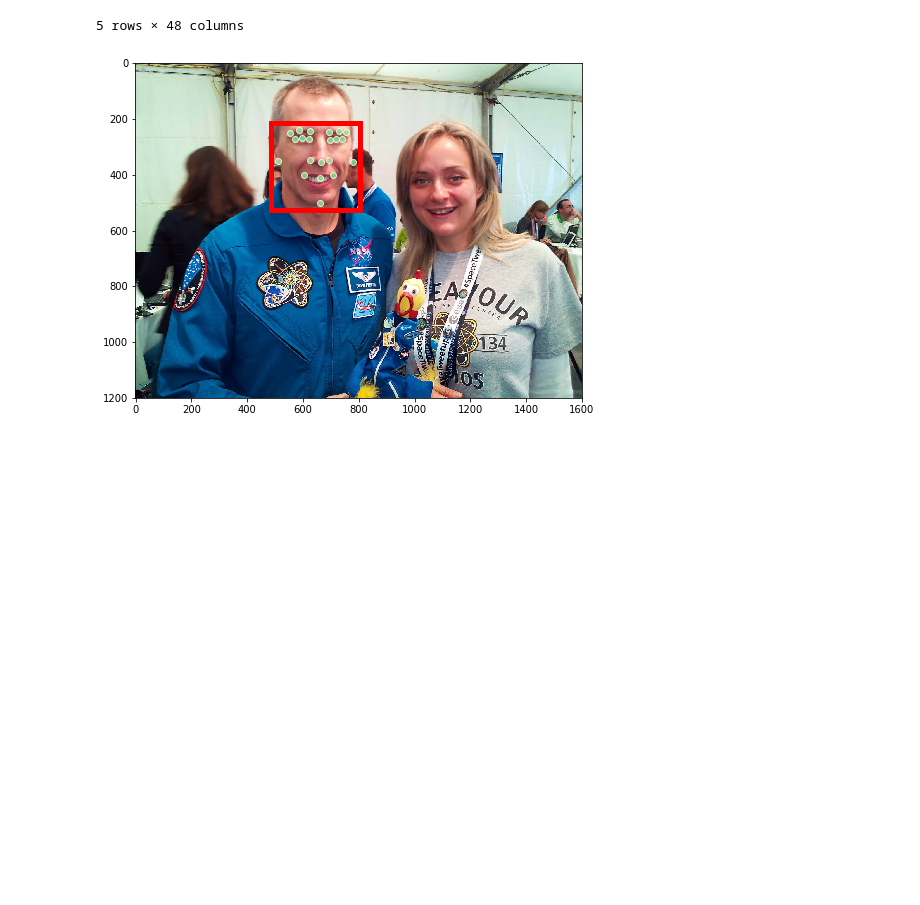
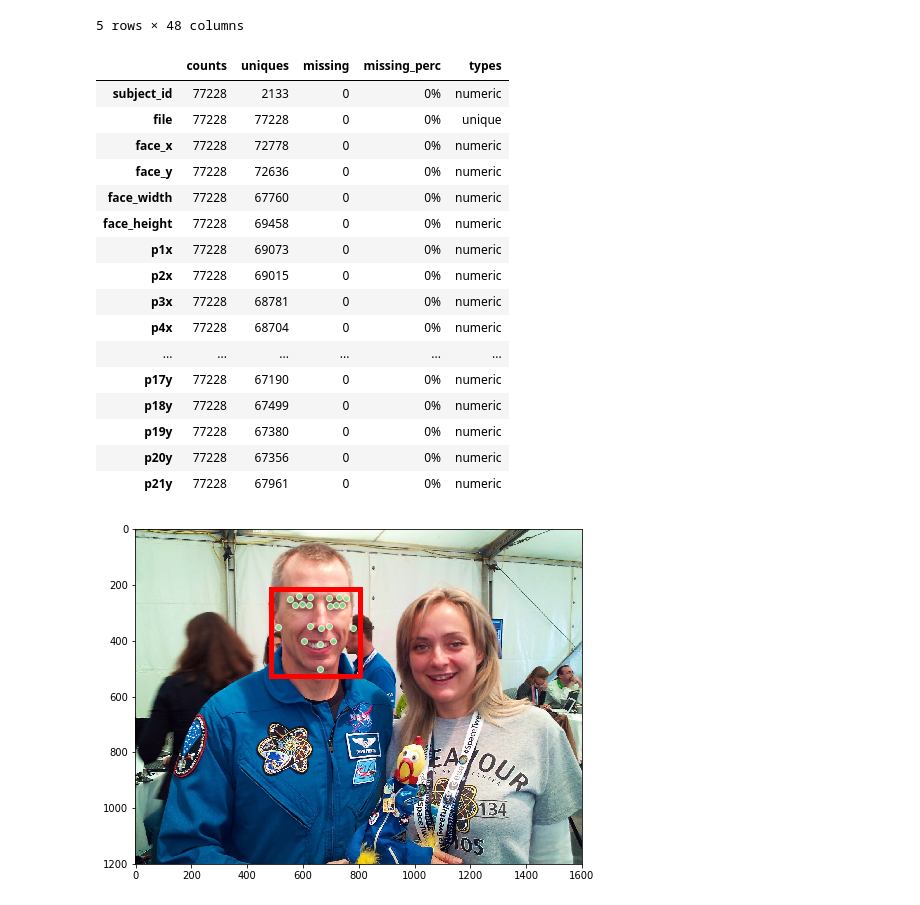
Before and after one commit to devforfu/face-landmarks-detection, a Jupyter notebook: umdfaces.ipynb, the cells around one changed output. Saved outputs shown, nothing was run; the diff lists cells and outputs as text; code cells hidden in the pictures; blank space fills up the shorter version.

```diff
--- a/umdfaces.ipynb
+++ b/umdfaces.ipynb
@@ -70,6 +79,27 @@ faces_df.head()
 | 3 | 1 | andrew_j_feustel/andrew_j_feustel... | 483.74100 | 213.87210 | 320.85600 | 313.16280 | 552.0410 | 587.0870 | 625.0260 | 693.3090 | ... |
 | 4 | 1 | andrew_j_feustel/andrew_j_feustel... | 19.08284 | 52.63863 | 65.63352 | 64.68804 | 30.0739 | 36.4028 | 43.5955 | 58.0033 | ... |
 5 rows × 48 columns
+# %%
+dfs = DataFrameSummary(faces_df)
+dfs.columns_stats.T
+# %% [output]
+|  | counts | uniques | missing | missing_perc | types |
+| subject_id | 77228 | 2133 | 0 | 0% | numeric |
+| file | 77228 | 77228 | 0 | 0% | unique |
+| face_x | 77228 | 72778 | 0 | 0% | numeric |
+| face_y | 77228 | 72636 | 0 | 0% | numeric |
+| face_width | 77228 | 67760 | 0 | 0% | numeric |
+| face_height | 77228 | 69458 | 0 | 0% | numeric |
+| p1x | 77228 | 69073 | 0 | 0% | numeric |
+| p2x | 77228 | 69015 | 0 | 0% | numeric |
+| p3x | 77228 | 68781 | 0 | 0% | numeric |
+| p4x | 77228 | 68704 | 0 | 0% | numeric |
+| ... | ... | ... | ... | ... | ... |
+| p17y | 77228 | 67190 | 0 | 0% | numeric |
+| p18y | 77228 | 67499 | 0 | 0% | numeric |
+| p19y | 77228 | 67380 | 0 | 0% | numeric |
+| p20y | 77228 | 67356 | 0 | 0% | numeric |
+| p21y | 77228 | 67961 | 0 | 0% | numeric |
 # %%
 def show(i, ax=None):
     global faces_df, DATA
```
Also changed, not shown: parts of 28 cells of this notebook.
